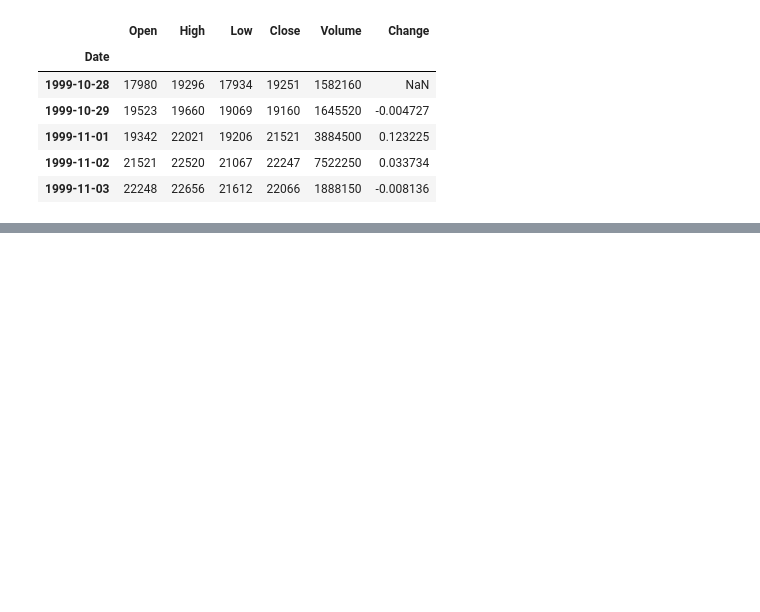
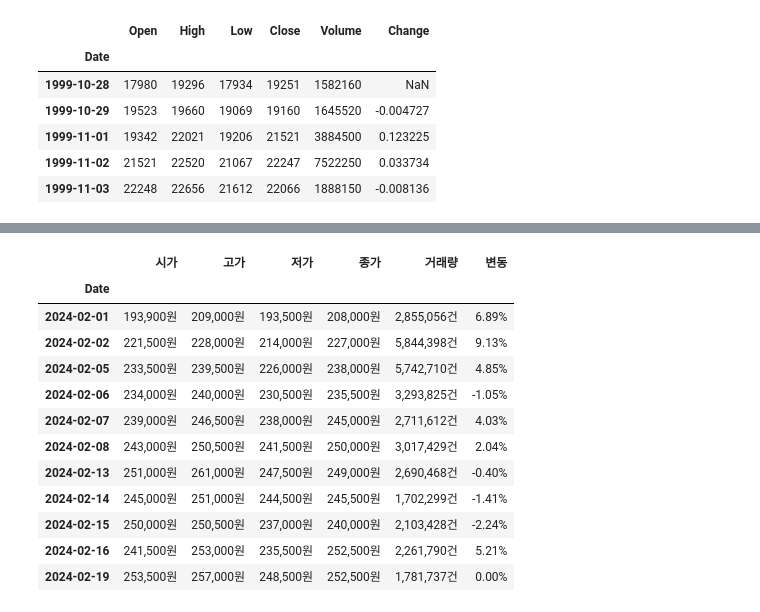
Before and after one commit to positoy/finance, a Jupyter notebook: finance-datareader.ipynb, the cells around one changed output, grey strips where cells are left out. Cells and saved outputs as stored; diff of their text form; code cells hidden in the pictures; blank space fills up the shorter version.

```diff
--- a/finance-datareader.ipynb
+++ b/finance-datareader.ipynb
@@ -73,0 +93,23 @@ tb = fdr.DataReader(code, '2024-01-01', '2024-01-10').rename(columns={
+# %%
+# 숫자형식
+tb['시가'] = tb['시가'].apply(lambda x:f'{x:,}원')
+tb['종가'] = tb['종가'].apply(lambda x:f'{x:,}원')
+tb['저가'] = tb['저가'].apply(lambda x:f'{x:,}원')
+tb['고가'] = tb['고가'].apply(lambda x:f'{x:,}원')
+tb['거래량'] = tb['거래량'].apply(lambda x:f'{x:,}건')
+tb['변동'] = tb['변동'].apply(lambda x:f'{x:.2%}')
+tb
+# %% [output]
+|  | 시가 | 고가 | 저가 | 종가 | 거래량 | 변동 |
+| Date |  |  |  |  |  |  |
+| 2024-02-01 | 193,900원 | 209,000원 | 193,500원 | 208,000원 | 2,855,056건 | 6.89% |
+| 2024-02-02 | 221,500원 | 228,000원 | 214,000원 | 227,000원 | 5,844,398건 | 9.13% |
+| 2024-02-05 | 233,500원 | 239,500원 | 226,000원 | 238,000원 | 5,742,710건 | 4.85% |
+| 2024-02-06 | 234,000원 | 240,000원 | 230,500원 | 235,500원 | 3,293,825건 | -1.05% |
+| 2024-02-07 | 239,000원 | 246,500원 | 238,000원 | 245,000원 | 2,711,612건 | 4.03% |
+| 2024-02-08 | 243,000원 | 250,500원 | 241,500원 | 250,000원 | 3,017,429건 | 2.04% |
+| 2024-02-13 | 251,000원 | 261,000원 | 247,500원 | 249,000원 | 2,690,468건 | -0.40% |
+| 2024-02-14 | 245,000원 | 251,000원 | 244,500원 | 245,500원 | 1,702,299건 | -1.41% |
+| 2024-02-15 | 250,000원 | 250,500원 | 237,000원 | 240,000원 | 2,103,428건 | -2.24% |
+| 2024-02-16 | 241,500원 | 253,000원 | 235,500원 | 252,500원 | 2,261,790건 | 5.21% |
+| 2024-02-19 | 253,500원 | 257,000원 | 248,500원 | 252,500원 | 1,781,737건 | 0.00% |
```
Also changed, not shown: parts of 8 cells of this notebook.
